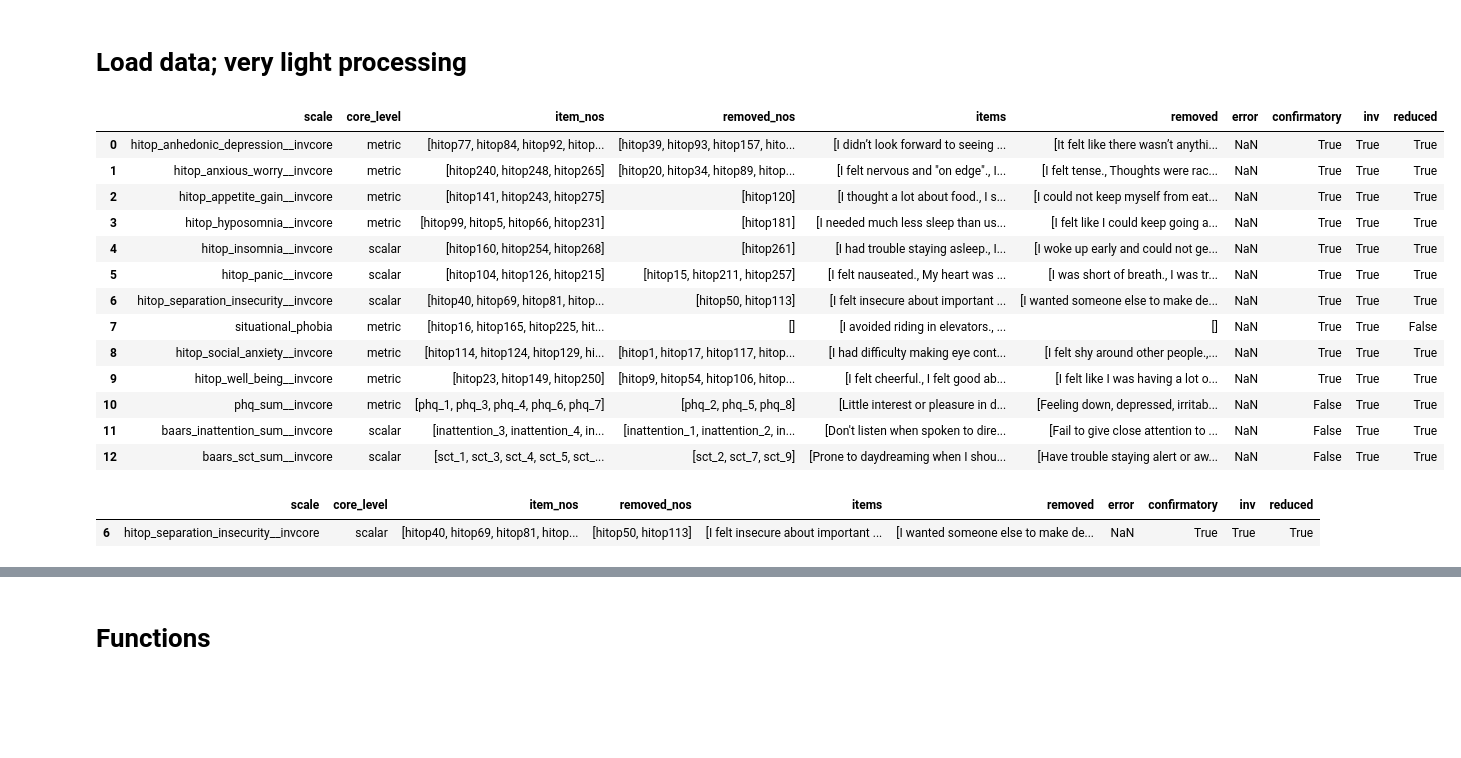
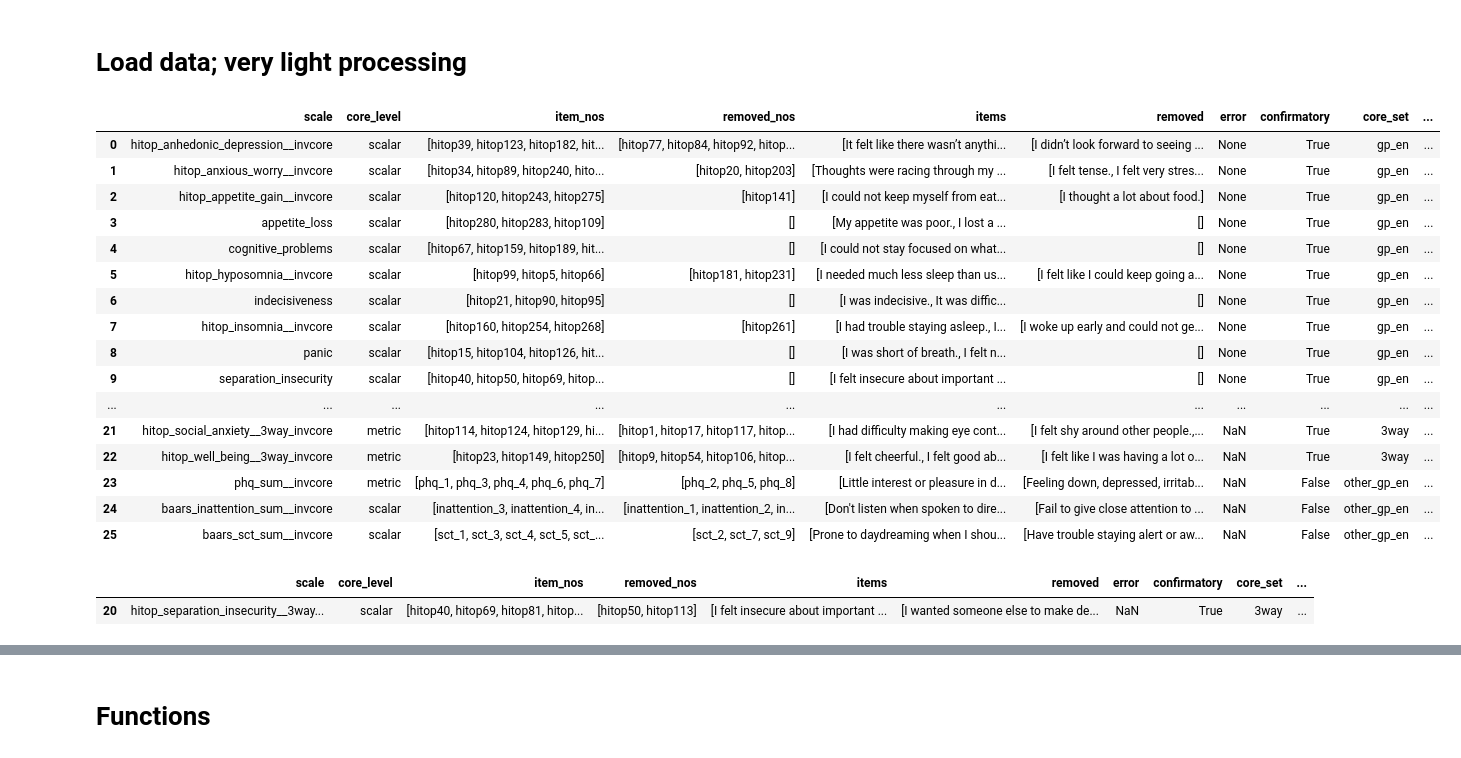
Before and after one commit to Shotgunosine/HiTOP, a Jupyter notebook: notebooks/NB_3_ICC.ipynb, the cells around one changed output, grey strips where cells are left out. Cells and saved outputs as stored; diff of their text form; code cells hidden in the pictures; blank space fills up the shorter version.

```diff
--- a/notebooks/NB_3_ICC.ipynb
+++ b/notebooks/NB_3_ICC.ipynb
@@ -79,6 +79,11 @@ data_combined = pd.concat([data_gp, data_en])
 # items removed relative to the original scale.
 final_cores = pd.read_pickle(cfa_dir / 'stepwise_scalar.pkl')
 
+# gp_en stepwise cores (NB_2_cfa_as_reg_gp_en): the PREREGISTERED core set
+# for the combined-sample ICCs ("invariant core between the general
+# population and enriched samples") -- all 14 scales reach scalar level.
+gp_en_cores_sw = pd.read_pickle(dat_dir / 'cfa_gp_en' / 'stepwise_scalar.pkl')
+
 # other scales (PHQ / GAD / BAARS subscales): STEPWISE cores from the
 # gp_en-only pipeline (NB_2_cfa_as_reg_other_gp_en). Author decision
 # 2026-08: cores are stepwise-only throughout -- the exhaustive alternates
@@ -96,56 +101,77 @@ other_cores = pd.read_pickle(dat_dir / 'cfa_other_gp_en' / 'stepwise_scalar.pkl'
 core_cols = ['scale', 'core_level', 'item_nos', 'removed_nos', 'items', 'removed']
 
 # HiTOP cores: the stepwise deliverable per scale (scalar core, or metric
 # fallback). Scales with core_level None have no invariant core and are
 # excluded here (they only appear as original scales in section 1).
-hitop_cores = final_cores.loc[final_cores.core_level.notnull(), core_cols].copy()
-if 'error' in final_cores.columns:
-    # carry the overnight-run error flag through for review
-    hitop_cores['error'] = final_cores.loc[hitop_cores.index, 'error']
+# PRIMARY (preregistered for combined-sample ICC): the gp_en stepwise
+# cores. Reduced cores get the downstream naming convention
+# 'hitop_{scale}__invcore'; full-scale cores keep the bare scale name
+# (their sum scores already exist as the hitop_{scale} columns used in
+# section 1).
+hitop_cores = gp_en_cores_sw.loc[
+    gp_en_cores_sw.core_level.notnull(), core_cols].copy()
+if 'error' in gp_en_cores_sw.columns:
+    hitop_cores['error'] = gp_en_cores_sw.loc[hitop_cores.index, 'error']
 hitop_cores['confirmatory'] = True
+hitop_cores['core_set'] = 'gp_en'
 hitop_cores['inv'] = True
-# 'reduced' marks cores that dropped items; full-scale cores keep the bare
-# scale name (their sum scores already exist as the hitop_{scale} columns
-# used in section 1), reduced cores get the downstream naming convention
-# 'hitop_{scale}__invcore'
 hitop_cores['reduced'] = hitop_cores.removed_nos.map(len) > 0
 hitop_cores.loc[hitop_cores.reduced, 'scale'] = (
     'hitop_' + hitop_cores.loc[hitop_cores.reduced, 'scale'] + '__invcore')
+
+# SECONDARY (exploratory for ICC purposes; stricter derivation): the
+# triply invariant (validation/GP/EN) stepwise cores. Only reduced rows
+# are carried (a bare-name full-scale row would collide with the gp_en
+# set); suffix '__3way_invcore' keeps them distinct downstream.
+hitop_3way = final_cores.loc[final_cores.core_level.notnull(),
+                             core_cols].copy()
+if 'error' in final_cores.columns:
+    hitop_3way['error'] = final_cores.loc[hitop_3way.index, 'error']
+hitop_3way['reduced'] = hitop_3way.removed_nos.map(len) > 0
+hitop_3way = hitop_3way.loc[hitop_3way.reduced].copy()
+hitop_3way['scale'] = 'hitop_' + hitop_3way['scale'] + '__3way_invcore'
+hitop_3way['confirmatory'] = True
+hitop_3way['core_set'] = '3way'
+hitop_3way['inv'] = True
 
 # Other scales (PHQ / GAD / BAARS): same shape and naming convention as the
 # HiTOP cores. These come from the gp_en-only STEPWISE run
 # (confirmatory=False; single-pair evidence).
 # stepwise picks; reduced rows only (full-scale other scales keep their
 # existing sum columns), actual core_level carried (phq_sum is 'metric').
 other_to_merge = other_cores.loc[
     other_cores.core_level.notnull()
     & (other_cores.removed_nos.map(len) > 0),
     ['scale', 'core_level', 'item_nos', 'removed_nos', 'items', 'removed']].copy()
 other_to_merge['item_nos'] = other_to_merge.item_nos.map(list)
 other_to_merge['scale'] = other_to_merge.scale + '__invcore'
 other_to_merge['confirmatory'] = False
+other_to_merge['core_set'] = 'other_gp_en'
 other_to_merge['inv'] = True
 other_to_merge['reduced'] = True
 
-cores = pd.concat([hitop_cores, other_to_merge],
+cores = pd.concat([hitop_cores, hitop_3way, other_to_merge],
                   ignore_index=True)
 cores.to_pickle(cfa_dir / 'consolidated_cores.pkl')
 cores
 # %% [output]
-|  | scale | core_level | item_nos | removed_nos | items | removed | error | confirmatory | inv | reduced |
-| 0 | hitop_anhedonic_depression__invcore | metric | [hitop77, hitop84, hitop92, hitop... | [hitop39, hitop93, hitop157, hito... | [I didn’t look forward to seeing ... | [It felt like there wasn’t anythi... | NaN | True | True | True |
-| 1 | hitop_anxious_worry__invcore | metric | [hitop240, hitop248, hitop265] | [hitop20, hitop34, hitop89, hitop... | [I felt nervous and "on edge"., I... | [I felt tense., Thoughts were rac... | NaN | True | True | True |
-| 2 | hitop_appetite_gain__invcore | metric | [hitop141, hitop243, hitop275] | [hitop120] | [I thought a lot about food., I s... | [I could not keep myself from eat... | NaN | True | True | True |
-| 3 | hitop_hyposomnia__invcore | metric | [hitop99, hitop5, hitop66, hitop231] | [hitop181] | [I needed much less sleep than us... | [I felt like I could keep going a... | NaN | True | True | True |
-| 4 | hitop_insomnia__invcore | scalar | [hitop160, hitop254, hitop268] | [hitop261] | [I had trouble staying asleep., I... | [I woke up early and could not ge... | NaN | True | True | True |
-| 5 | hitop_panic__invcore | scalar | [hitop104, hitop126, hitop215] | [hitop15, hitop211, hitop257] | [I felt nauseated., My heart was ... | [I was short of breath., I was tr... | NaN | True | True | True |
-| 6 | hitop_separation_insecurity__invcore | scalar | [hitop40, hitop69, hitop81, hitop... | [hitop50, hitop113] | [I felt insecure about important ... | [I wanted someone else to make de... | NaN | True | True | True |
-| 7 | situational_phobia | metric | [hitop16, hitop165, hitop225, hit... | [] | [I avoided riding in elevators., ... | [] | NaN | True | True | False |
-| 8 | hitop_social_anxiety__invcore | metric | [hitop114, hitop124, hitop129, hi... | [hitop1, hitop17, hitop117, hitop... | [I had difficulty making eye cont... | [I felt shy around other people.,... | NaN | True | True | True |
-| 9 | hitop_well_being__invcore | metric | [hitop23, hitop149, hitop250] | [hitop9, hitop54, hitop106, hitop... | [I felt cheerful., I felt good ab... | [I felt like I was having a lot o... | NaN | True | True | True |
-| 10 | phq_sum__invcore | metric | [phq_1, phq_3, phq_4, phq_6, phq_7] | [phq_2, phq_5, phq_8] | [Little interest or pleasure in d... | [Feeling down, depressed, irritab... | NaN | False | True | True |
-| 11 | baars_inattention_sum__invcore | scalar | [inattention_3, inattention_4, in... | [inattention_1, inattention_2, in... | [Don't listen when spoken to dire... | [Fail to give close attention to ... | NaN | False | True | True |
-| 12 | baars_sct_sum__invcore | scalar | [sct_1, sct_3, sct_4, sct_5, sct_... | [sct_2, sct_7, sct_9] | [Prone to daydreaming when I shou... | [Have trouble staying alert or aw... | NaN | False | True | True |
+|  | scale | core_level | item_nos | removed_nos | items | removed | error | confirmatory | core_set | ... |
+| 0 | hitop_anhedonic_depression__invcore | scalar | [hitop39, hitop123, hitop182, hit... | [hitop77, hitop84, hitop92, hitop... | [It felt like there wasn’t anythi... | [I didn’t look forward to seeing ... | None | True | gp_en | ... |
+| 1 | hitop_anxious_worry__invcore | scalar | [hitop34, hitop89, hitop240, hito... | [hitop20, hitop203] | [Thoughts were racing through my ... | [I felt tense., I felt very stres... | None | True | gp_en | ... |
+| 2 | hitop_appetite_gain__invcore | scalar | [hitop120, hitop243, hitop275] | [hitop141] | [I could not keep myself from eat... | [I thought a lot about food.] | None | True | gp_en | ... |
+| 3 | appetite_loss | scalar | [hitop280, hitop283, hitop109] | [] | [My appetite was poor., I lost a ... | [] | None | True | gp_en | ... |
+| 4 | cognitive_problems | scalar | [hitop67, hitop159, hitop189, hit... | [] | [I could not stay focused on what... | [] | None | True | gp_en | ... |
+| 5 | hitop_hyposomnia__invcore | scalar | [hitop99, hitop5, hitop66] | [hitop181, hitop231] | [I needed much less sleep than us... | [I felt like I could keep going a... | None | True | gp_en | ... |
+| 6 | indecisiveness | scalar | [hitop21, hitop90, hitop95] | [] | [I was indecisive., It was diffic... | [] | None | True | gp_en | ... |
+| 7 | hitop_insomnia__invcore | scalar | [hitop160, hitop254, hitop268] | [hitop261] | [I had trouble staying asleep., I... | [I woke up early and could not ge... | None | True | gp_en | ... |
+| 8 | panic | scalar | [hitop15, hitop104, hitop126, hit... | [] | [I was short of breath., I felt n... | [] | None | True | gp_en | ... |
+| 9 | separation_insecurity | scalar | [hitop40, hitop50, hitop69, hitop... | [] | [I felt insecure about important ... | [] | None | True | gp_en | ... |
+| ... | ... | ... | ... | ... | ... | ... | ... | ... | ... | ... |
+| 21 | hitop_social_anxiety__3way_invcore | metric | [hitop114, hitop124, hitop129, hi... | [hitop1, hitop17, hitop117, hitop... | [I had difficulty making eye cont... | [I felt shy around other people.,... | NaN | True | 3way | ... |
+| 22 | hitop_well_being__3way_invcore | metric | [hitop23, hitop149, hitop250] | [hitop9, hitop54, hitop106, hitop... | [I felt cheerful., I felt good ab... | [I felt like I was having a lot o... | NaN | True | 3way | ... |
+| 23 | phq_sum__invcore | metric | [phq_1, phq_3, phq_4, phq_6, phq_7] | [phq_2, phq_5, phq_8] | [Little interest or pleasure in d... | [Feeling down, depressed, irritab... | NaN | False | other_gp_en | ... |
+| 24 | baars_inattention_sum__invcore | scalar | [inattention_3, inattention_4, in... | [inattention_1, inattention_2, in... | [Don't listen when spoken to dire... | [Fail to give close attention to ... | NaN | False | other_gp_en | ... |
+| 25 | baars_sct_sum__invcore | scalar | [sct_1, sct_3, sct_4, sct_5, sct_... | [sct_2, sct_7, sct_9] | [Prone to daydreaming when I shou... | [Have trouble staying alert or aw... | NaN | False | other_gp_en | ... |
 # %%
 #cores = pd.read_pickle(cfa_dir / 'consolidated_cores.pkl')
 # %%
@@ -166,8 +192,8 @@ cores_long.to_csv(cfa_dir / 'consolidated_cores_long.tsv', sep='\t', index=None)
 # %%
 cores.loc[cores.scale.str.startswith('hitop_separation'), :]
 # %% [output]
-|  | scale | core_level | item_nos | removed_nos | items | removed | error | confirmatory | inv | reduced |
-| 6 | hitop_separation_insecurity__invcore | scalar | [hitop40, hitop69, hitop81, hitop... | [hitop50, hitop113] | [I felt insecure about important ... | [I wanted someone else to make de... | NaN | True | True | True |
+|  | scale | core_level | item_nos | removed_nos | items | removed | error | confirmatory | core_set | ... |
+| 20 | hitop_separation_insecurity__3way... | scalar | [hitop40, hitop69, hitop81, hitop... | [hitop50, hitop113] | [I felt insecure about important ... | [I wanted someone else to make de... | NaN | True | 3way | ... |
 # %%
  cores.loc[cores.scale.str.startswith('hitop_well')]
 # %% [output]
```
Also changed, not shown: parts of 2 cells of this notebook, 4 other files.
